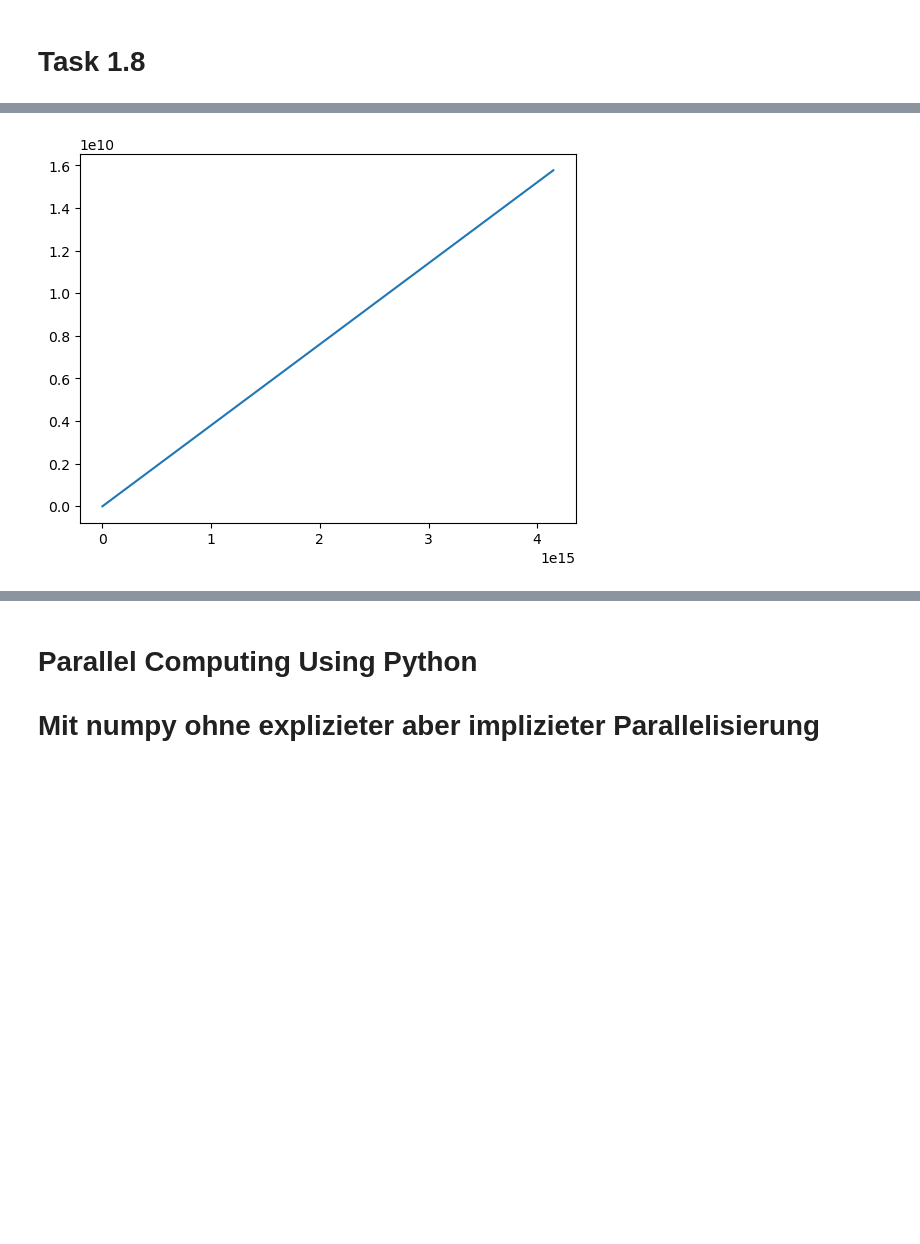
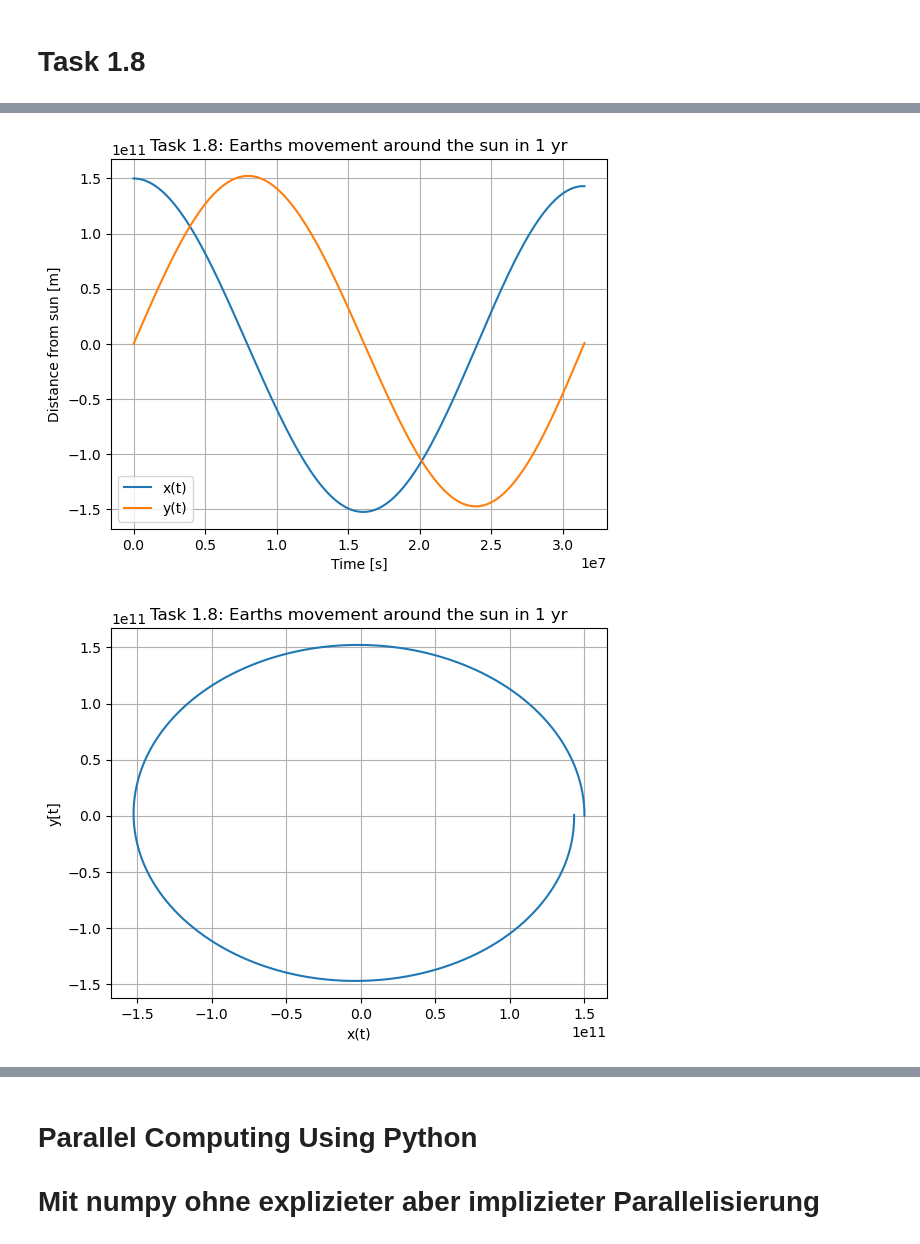
Before and after one commit to ablarer/SCC_ZHAW, a Jupyter notebook: 01/01 Vorlesung, Lab.ipynb, the cells around one changed output, grey strips where cells are left out. Drawn from its saved outputs; the diff is of its cells as text; code cells hidden in the pictures; blank space fills up the shorter version.

```diff
--- a/01/01 Vorlesung, Lab.ipynb
+++ b/01/01 Vorlesung, Lab.ipynb
@@ -399,19 +403,3 @@ from scipy.integrate import solve_ivp
 import matplotlib.pyplot as plt
 import numpy as np
 from scipy.integrate import odeint
-# %%
-# (3) Create an array of the initial and final time: t_span = [a = t_begins, b = t_ends]
-a = 0                # Seconds
-b = 365.25 * 24 * 60 # Seconds
-t = np.array([a, b])
-
-# (4a) Define an array with the value of the initial condition: y_0 = [value]
-x   = 150e9         # [m], x-coord. of Earth, i.e. distance Sun-Earth in meters
-x_d = 0             # [km/s], x'-coord. of Earth, i.e. velocity of Earth towards the Sun
-y   = 0             # [m], y-coord. of Earth
-y_d = 3e4           # [km/s], y'-coord. of Earth, i.e. velocity of Earth around the Sun
-z   = 0             # [m], z-coord. of Earth
-z_d = 0             # [km/s], z'-coord. of Earth, i.e. velocity of Earth out of the plane
-state = [x, x_d, y, y_d, z, z_d]
-# (4b) Define an array with the values to be evaluated
-t_eval = np.arange(a, b, 24 * 60 * 60)
@@ -489,6 +406,36 @@ plt.show()
-# %%
-# *********** Frage ist die Aufgabe auf der Folie 89 so gedacht?
-plt.plot(x_coord, y_coord)
-plt.show()
-# %% [output]
-[figure, removed]
+# %%
+def f_3d(t,u):
+    G = 6.67430e-11
+    M = 1.9889e30
+    res = []
+    res.append(u[1]) # x'
+    res.append(-G*M*(u[0]/((u[0]**2 + u[2]**2 + u[4]**2)**(1/2))**3)) # x''
+    res.append(u[3]) # y'
+    res.append(-G*M*(u[2]/((u[0]**2 + u[2]**2 + u[4]**2)**(1/2))**3)) # y''
+    res.append(u[5]) # z'
+    res.append(-G*M*(u[4]/((u[0]**2 + u[2]**2 + u[4]**2)**(1/2))**3)) # z''
+    return np.array(res)
+
+y0=np.array([150*10**9, 0, 0, 3*10**4, 0, 0])
+time_s = np.arange(0, 365.25 * 24 * 60**2, 24*60*60)
+res = solve_ivp(f_3d, y0=y0, t_span=(0,365.25 * 24 * 60**2), t_eval = time_s)
+
+
+plt.plot(time_s, res.y[0]) # x bei Index 0 = u1, y bei Index 2 = u3, z bei Index 5 = u5
+plt.plot(time_s, res.y[2])
+plt.legend(['x(t)', 'y(t)'])
+plt.xlabel('Time [s]')
+plt.ylabel('Distance from sun [m]')
+plt.title('Task 1.8: Earths movement around the sun in 1 yr')
+plt.grid()
+plt.figure()
+
+
+plt.title('Task 1.8: Earths movement around the sun in 1 yr')
+plt.plot(res.y[0], res.y[2])
+plt.xlabel('x(t)')
+plt.ylabel('y[t]')
+plt.grid()
+# %% [output]
+[figure, added]
+[figure, added]
```
Also changed, not shown: parts of 9 cells of this notebook.
